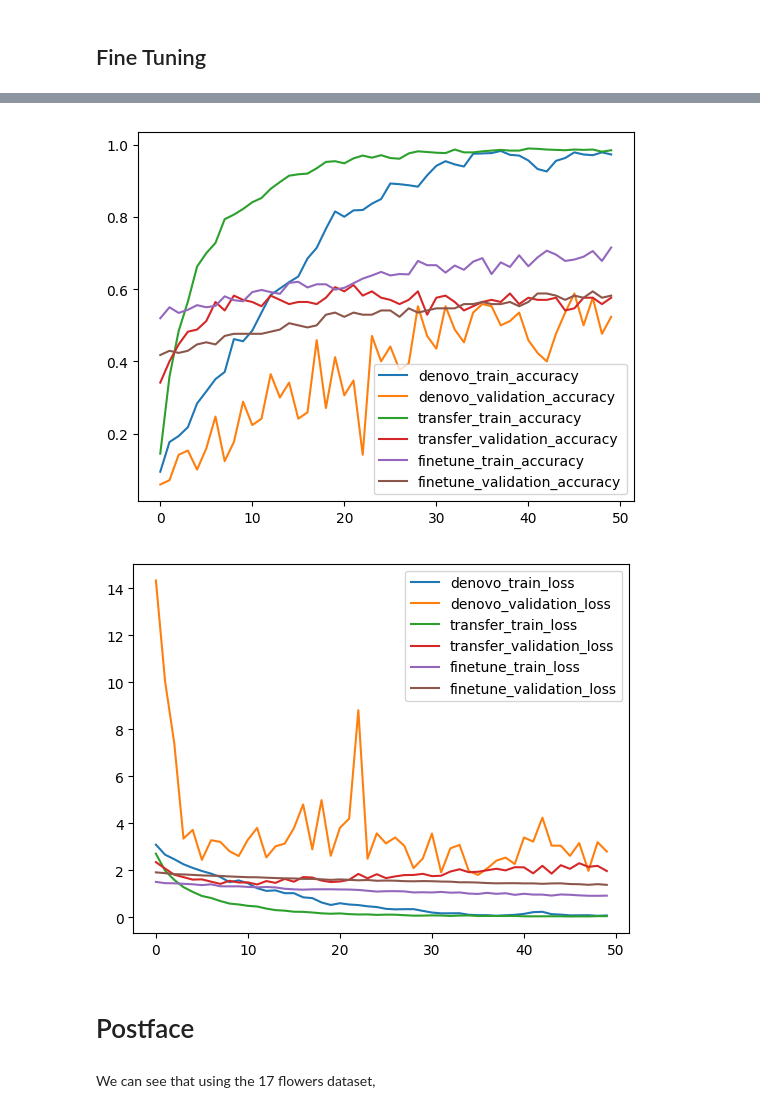
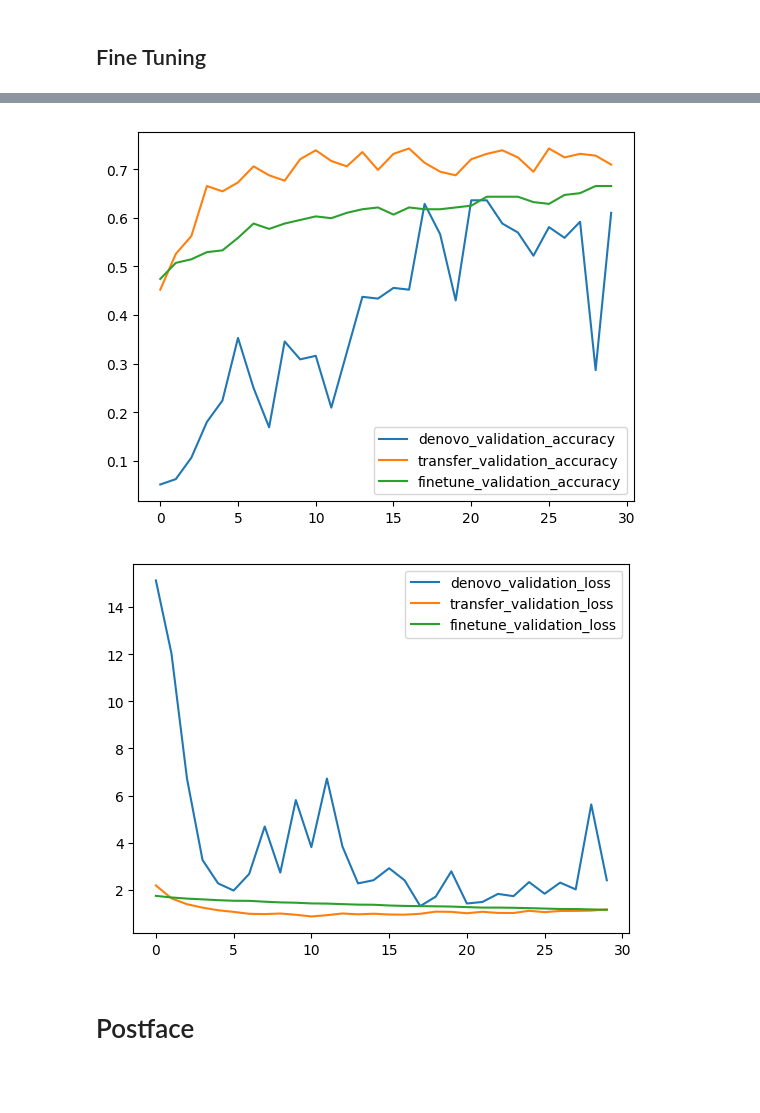
Before and after one commit to totti0223/deep_learning_for_biologists_with_keras, a Jupyter notebook: notebooks/flower_image_classification.ipynb, the cells around one changed output, grey strips where cells are left out. Cells and saved outputs as stored; diff of their text form; code cells hidden in the pictures; blank space fills up the shorter version.

```diff
--- a/notebooks/flower_image_classification.ipynb
+++ b/notebooks/flower_image_classification.ipynb
@@ -122,14 +122,12 @@ for i,label in enumerate(labels):
         img_path = os.path.join(folder,file)
         img = load_img(img_path,target_size=(64,64))
         img = img_to_array(img)/255.
-        x.append(x)
+        x.append(img)
         y.append(i)
 
 x = np.array(x)
 y = np.array(y)
 y = to_categorical(y)
-y = to_categorical(y)
-
 
 train_x, valid_x, train_y, valid_y = train_test_split(x,y,random_state=1,test_size=0.2)
 
@@ -234,5 +235,5 @@ Trainable params: 16,045,649
 Non-trainable params: 10,496
 _________________________________________________________________
 # %%
-history = model.fit(train_x,train_y,validation_data=(valid_x,valid_y),batch_size=60, epochs=50)
+history = model.fit(train_x,train_y,validation_data=(valid_x,valid_y),batch_size=64, epochs=30)
 # %% [output]
@@ -310,5 +311,5 @@ Trainable params: 1,320,465
 Non-trainable params: 14,714,688
 _________________________________________________________________
 # %%
-history2 = model.fit(train_x,train_y,validation_data=(valid_x,valid_y),batch_size=60, epochs=50)
+history2 = model.fit(train_x,train_y,validation_data=(valid_x,valid_y),batch_size=64, epochs=30)
 # %% [output]
@@ -376,5 +377,5 @@ for layer in core.layers:
     layer.trainable=True
 model.compile(loss="categorical_crossentropy",optimizer=keras.optimizers.SGD(0.0001,momentum=0.1), metrics=["acc"])
 
-history3 = model.fit(train_x,train_y,validation_data=(valid_x,valid_y),batch_size=60, epochs=50)
+history3 = model.fit(train_x,train_y,validation_data=(valid_x,valid_y),batch_size=60, epochs=30)
 # %% [output]
@@ -398,27 +399,25 @@ Epoch 50/50
 # %%
-plt.plot(history.history["acc"],label="denovo_train_accuracy")
+#plt.plot(history.history["acc"],label="denovo_train_accuracy")
 plt.plot(history.history["val_acc"],label="denovo_validation_accuracy")
-plt.plot(history2.history["acc"],label="transfer_train_accuracy")
+#plt.plot(history2.history["acc"],label="transfer_train_accuracy")
 plt.plot(history2.history["val_acc"],label="transfer_validation_accuracy")
-plt.plot(history3.history["acc"],label="finetune_train_accuracy")
+#plt.plot(history3.history["acc"],label="finetune_train_accuracy")
 plt.plot(history3.history["val_acc"],label="finetune_validation_accuracy")
 
 plt.legend()
 plt.show()
 
-plt.plot(history.history["loss"],label="denovo_train_loss")
+#plt.plot(history.history["loss"],label="denovo_train_loss")
 plt.plot(history.history["val_loss"],label="denovo_validation_loss")
-plt.plot(history2.history["loss"],label="transfer_train_loss")
+#plt.plot(history2.history["loss"],label="transfer_train_loss")
 plt.plot(history2.history["val_loss"],label="transfer_validation_loss")
-plt.plot(history3.history["loss"],label="finetune_train_loss")
+#plt.plot(history3.history["loss"],label="finetune_train_loss")
 plt.plot(history3.history["val_loss"],label="finetune_validation_loss")
 
 plt.legend()
 plt.show()
 # %% [output]
-[figure, old version]
+[figure, new version]
-[figure, old version]
+[figure, new version]
 # %% [markdown]
 # Postface
-# %% [markdown]
-We can see that using the 17 flowers dataset,
```
Also changed, not shown: parts of 10 cells of this notebook.
